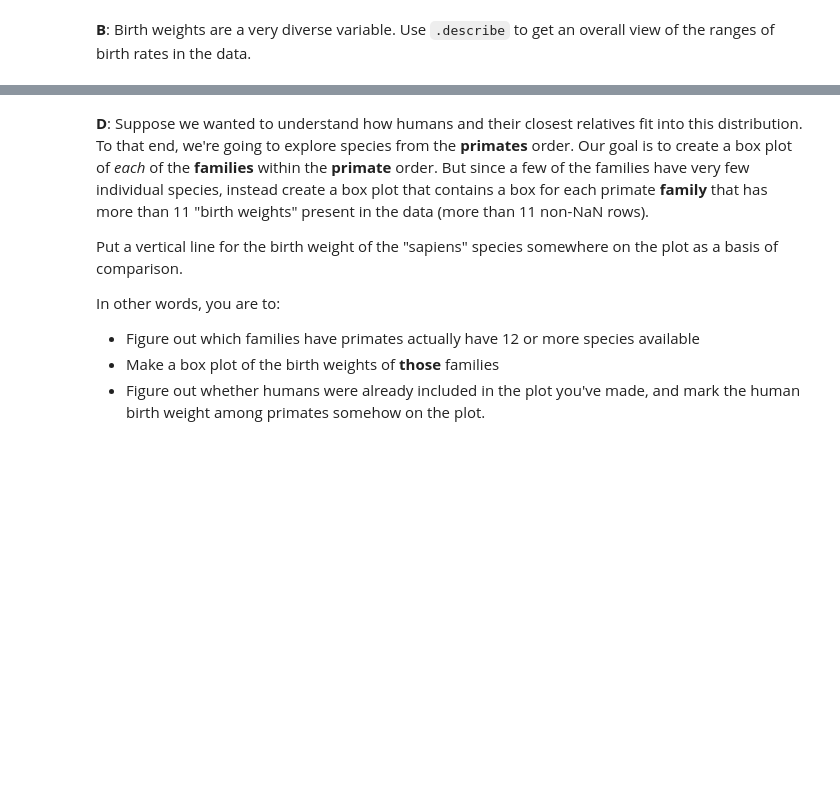
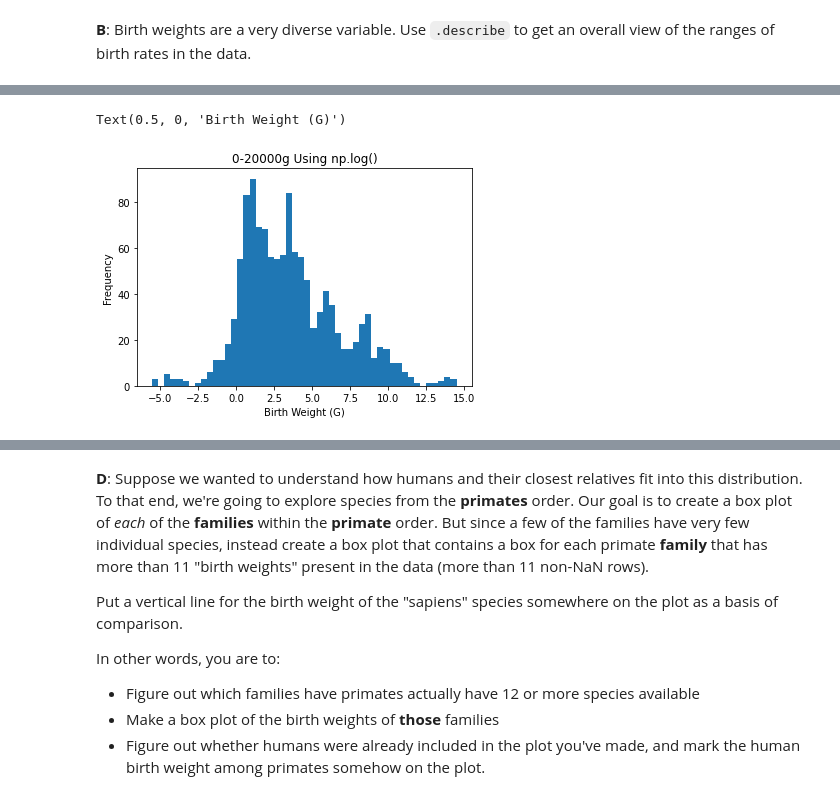
Before and after one commit to sumatthe29/Intro-to-Data-Science-2022, a Jupyter notebook: CSCI 3022/Midterm/CSCI3022_S22_E1_Coding.ipynb, the cells around one changed output, grey strips where cells are left out. Drawn from its saved outputs; the diff is of its cells as text; code cells hidden in the pictures; blank space fills up the shorter version.

```diff
--- a/CSCI 3022/Midterm/CSCI3022_S22_E1_Coding.ipynb
+++ b/CSCI 3022/Midterm/CSCI3022_S22_E1_Coding.ipynb
@@ -371,0 +458,9 @@ Then in Markdown speculate as to why might we want to use the last of these hist
+# %%
+# - Finally, create a single histogram that shows the **logarithm** of birth weight across all of the available species in the data set.
+birthlog = np.log(birth['Birth weight (g)'])
+birthlog.plot(kind = 'hist', bins=50)
+plt.title("0-20000g Using np.log()")
+plt.xlabel('Birth Weight (G)')
+# %% [output]
+Text(0.5, 0, 'Birth Weight (G)')
+[figure, added]
```
Also changed, not shown: parts of 16 cells of this notebook.
